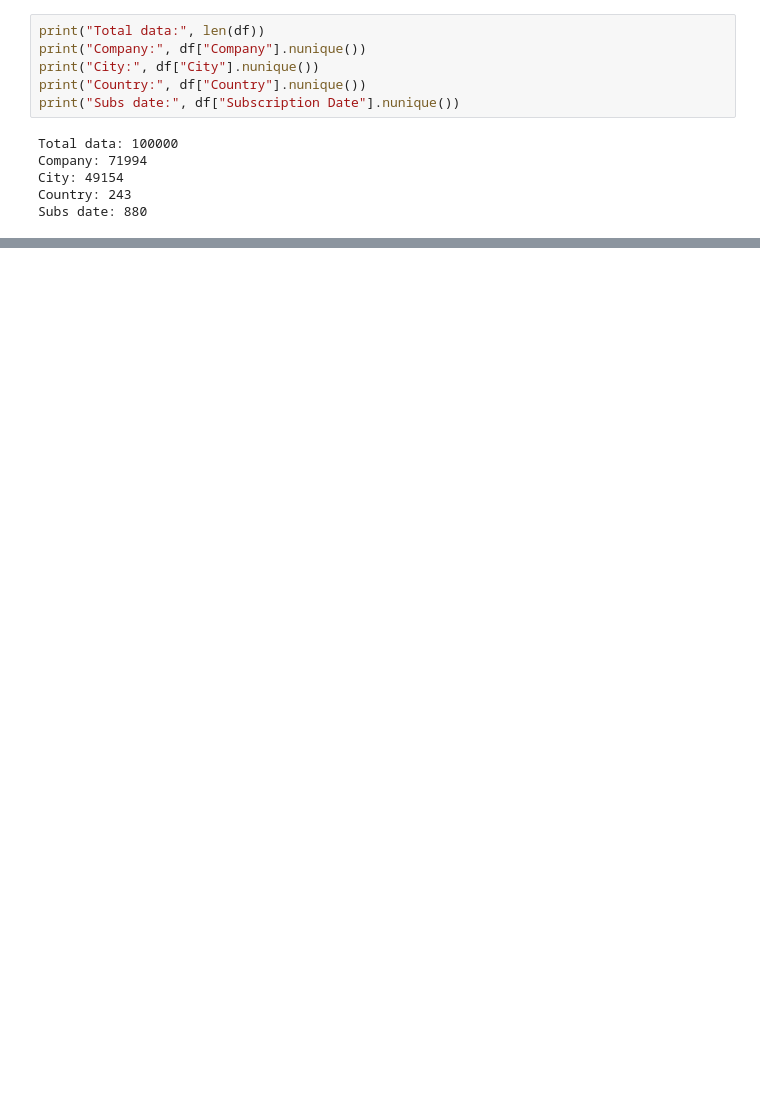
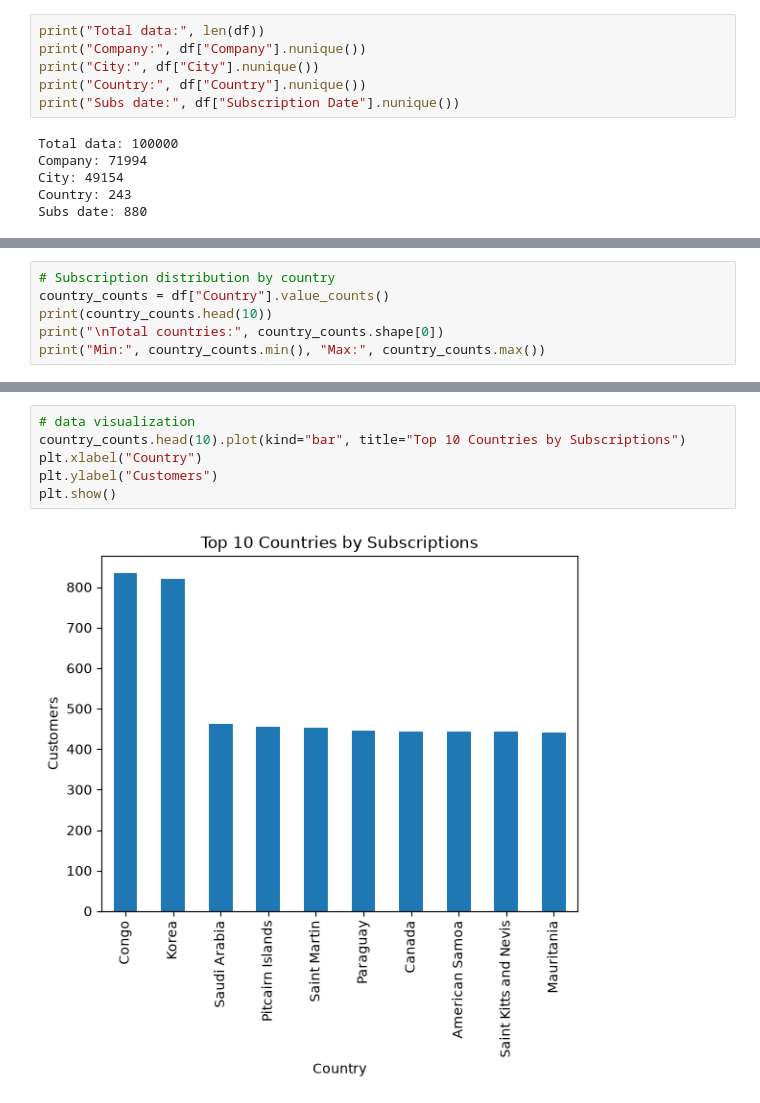
Before and after one commit to wilbert-william/technical-ai-engineer-test-shopee, a Jupyter notebook: customers-small.ipynb, the cells around one changed output, grey strips where cells are left out. Cells and saved outputs as stored; diff of their text form; blank space fills up the shorter version.

```diff
--- a/customers-small.ipynb
+++ b/customers-small.ipynb
@@ -73,0 +224,6 @@ goals:
+# %%
+# Subscription distribution by country
+country_counts = df["Country"].value_counts()
+print(country_counts.head(10))
+print("\nTotal countries:", country_counts.shape[0])
+print("Min:", country_counts.min(), "Max:", country_counts.max())
@@ -73,0 +246,8 @@ goals:
+# %%
+# data visualization
+country_counts.head(10).plot(kind="bar", title="Top 10 Countries by Subscriptions")
+plt.xlabel("Country")
+plt.ylabel("Customers")
+plt.show()
+# %% [output]
+[figure, added]
```
Also changed, not shown: parts of 37 cells of this notebook, 1 other file.
